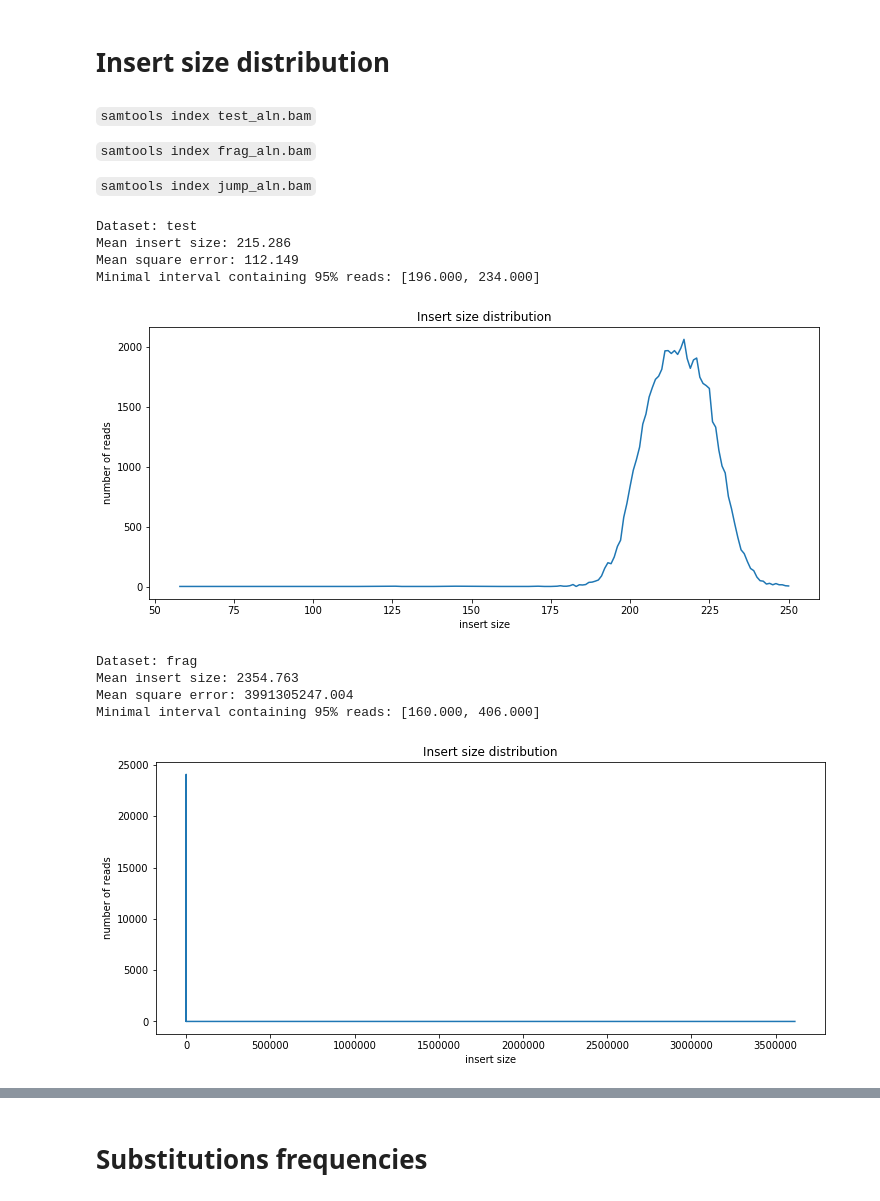
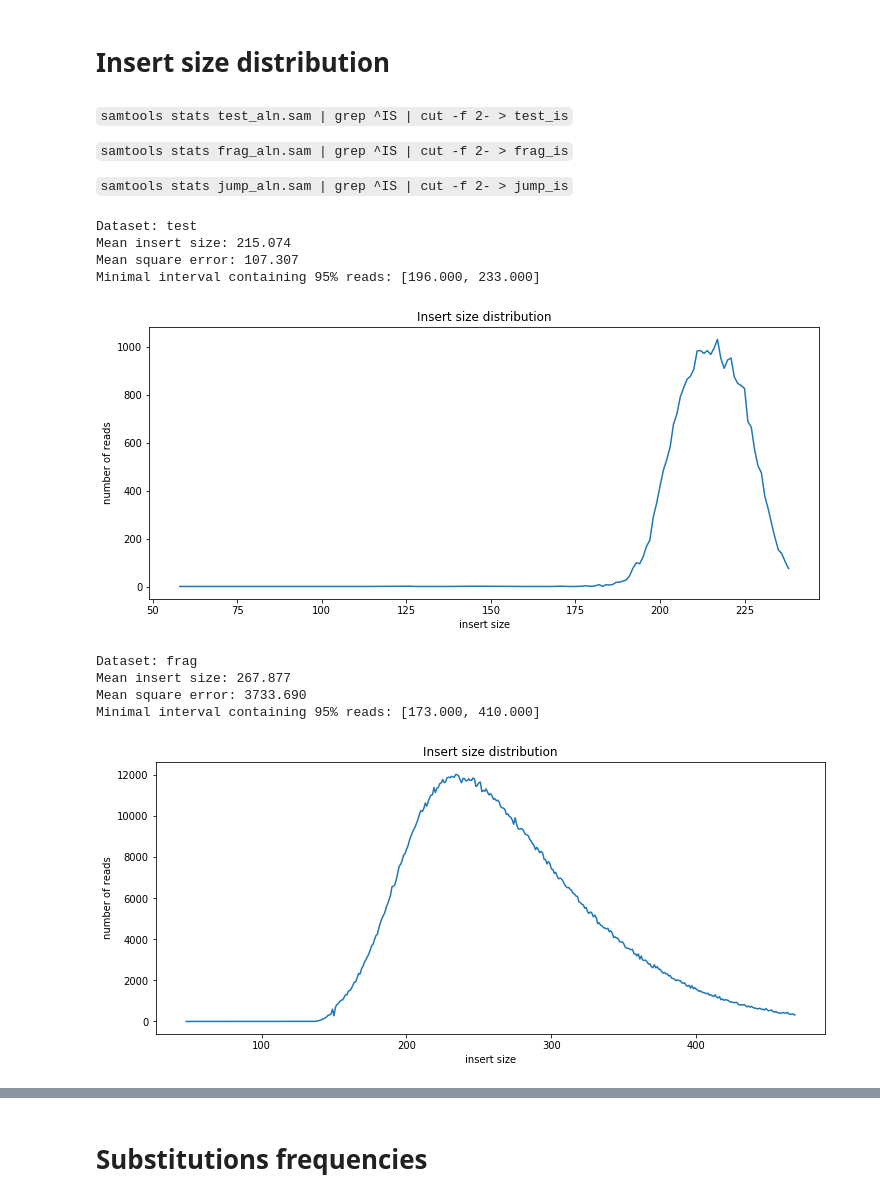
Before and after one commit to DaryaChaplygina/BioInf2018, a Jupyter notebook: NGS/HW2/hw2.ipynb, the cells around one changed output, grey strips where cells are left out. Cells and saved outputs as stored; diff of their text form; code cells hidden in the pictures.

```diff
--- a/NGS/HW2/hw2.ipynb
+++ b/NGS/HW2/hw2.ipynb
@@ -46,9 +46,10 @@ def coverage_stats(filename, dataset, blocksize=1000):
 def insert_size_plot(filename, dataset):
     insert_sizes = []
 
-    bamfile = pysam.AlignmentFile(filename, 'rb')
-    for read in bamfile.fetch():
-        insert_sizes.append(abs(read.template_length))
+    with open(filename) as f:
+        for line in f:
+            line = line.split('\t')
+            insert_sizes = insert_sizes + [int(line[0]) for _ in range(int(line[1]))]
 
     avg = sum(insert_sizes) / len(insert_sizes)
     mse = sum([(x - avg) ** 2 for x in insert_sizes]) / len(insert_sizes)
@@ -283,26 +295,26 @@ Covered genome percent: 99.999%
 [figure]
 # %% [markdown]
 # Insert size distribution
-# %% [markdown]
-``samtools index test_aln.bam``
-
-``samtools index frag_aln.bam``
-
-``samtools index jump_aln.bam``
+# %% [markdown]
+``samtools stats test_aln.sam | grep ^IS | cut -f 2- > test_is``
+
+``samtools stats frag_aln.sam | grep ^IS | cut -f 2- > frag_is``
+
+``samtools stats jump_aln.sam | grep ^IS | cut -f 2- > jump_is``
 # %%
-insert_size_plot("test_aln.bam", "test")
+insert_size_plot("test_is", "test")
 # %% [output]
 Dataset: test
-Mean insert size: 215.286
-Mean square error: 112.149
-Minimal interval containing 95% reads: [196.000, 234.000]
+Mean insert size: 215.074
+Mean square error: 107.307
+Minimal interval containing 95% reads: [196.000, 233.000]
-[figure, old version]
+[figure, new version]
 # %%
-insert_size_plot("frag_aln.bam", "frag")
+insert_size_plot("frag_is", "frag")
 # %% [output]
 Dataset: frag
-Mean insert size: 2354.763
-Mean square error: 3991305247.004
-Minimal interval containing 95% reads: [160.000, 406.000]
+Mean insert size: 267.877
+Mean square error: 3733.690
+Minimal interval containing 95% reads: [173.000, 410.000]
-[figure, old version]
+[figure, new version]
 # %%
```
Also changed, not shown: parts of 8 cells of this notebook.
